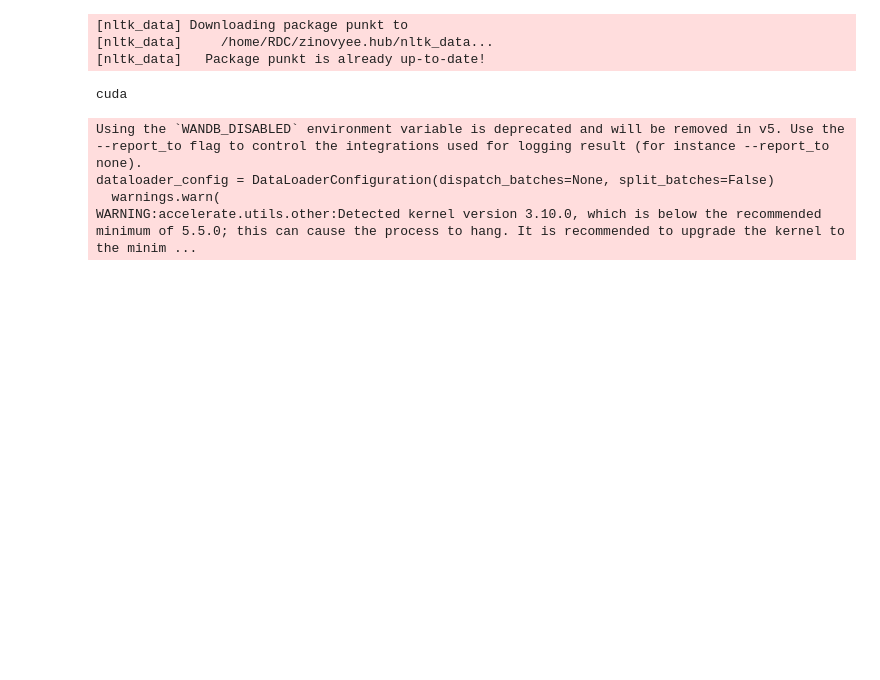
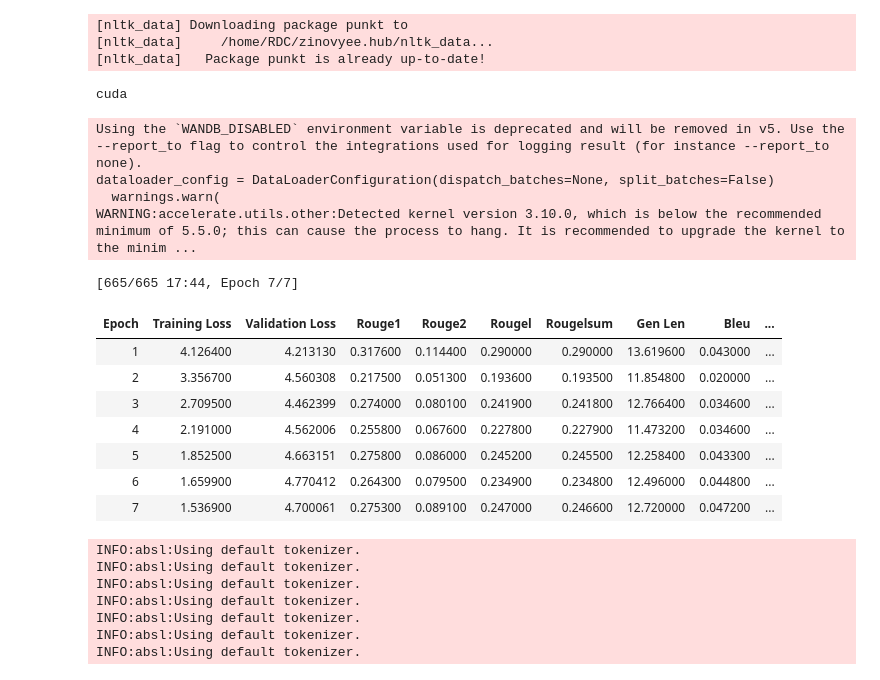
Before and after one commit to lizzzi111/Meta_Learning_Monitoring_Source_Code, a Jupyter notebook: notebooks/conala_nd_run.ipynb, the cells around one changed output. Drawn from its saved outputs; the diff is of its cells as text; code cells hidden in the pictures; blank space fills up the shorter version.

```diff
--- a/notebooks/conala_nd_run.ipynb
+++ b/notebooks/conala_nd_run.ipynb
@@ -169,11 +169,11 @@ compute_metrics = compute_metric_with_params(tokenizer)
 # %% [output]
 cuda
 # %%
-TRAIN_ARGS["SEQ_TRAINER_ARGS"]["output_dir"] = 'reports/nd_infer/results'
-TRAIN_ARGS["SEQ_TRAINER_ARGS"]["logging_dir"] = 'reports/nd_infer/logs'
+TRAIN_ARGS["SEQ_TRAINER_ARGS"]["output_dir"] = f'reports/{COLUMN_BATCH}/nd_infer/results'
+TRAIN_ARGS["SEQ_TRAINER_ARGS"]["logging_dir"] = f'reports/{COLUMN_BATCH}/nd_infer/logs'
 
-if not os.path.exists(TRAIN_ARGS["SEQ_TRAINER_ARGS"]["logging_dir"]):
-    os.mkdir(TRAIN_ARGS["SEQ_TRAINER_ARGS"]["logging_dir"])
+if not os.path.exists(f'reports/{COLUMN_BATCH}'):
+    os.mkdir(f'reports/{COLUMN_BATCH}')
 
 training_args = Seq2SeqTrainingArguments(
         **TRAIN_ARGS["SEQ_TRAINER_ARGS"],
@@ -199,8 +199,25 @@ MODEL_PATH = "reports/nd_infer/saved_model"
 if not os.path.exists(MODEL_PATH):
     os.mkdir(MODEL_PATH)
 # %%
-#trainer.train()
-#trainer.save_model(MODEL_PATH)
+trainer.train()
+trainer.save_model(MODEL_PATH)
+# %% [output]
+[665/665 17:44, Epoch 7/7]
+| Epoch | Training Loss | Validation Loss | Rouge1 | Rouge2 | Rougel | Rougelsum | Gen Len | Bleu | ... |
+| 1 | 4.126400 | 4.213130 | 0.317600 | 0.114400 | 0.290000 | 0.290000 | 13.619600 | 0.043000 | ... |
+| 2 | 3.356700 | 4.560308 | 0.217500 | 0.051300 | 0.193600 | 0.193500 | 11.854800 | 0.020000 | ... |
+| 3 | 2.709500 | 4.462399 | 0.274000 | 0.080100 | 0.241900 | 0.241800 | 12.766400 | 0.034600 | ... |
+| 4 | 2.191000 | 4.562006 | 0.255800 | 0.067600 | 0.227800 | 0.227900 | 11.473200 | 0.034600 | ... |
+| 5 | 1.852500 | 4.663151 | 0.275800 | 0.086000 | 0.245200 | 0.245500 | 12.258400 | 0.043300 | ... |
+| 6 | 1.659900 | 4.770412 | 0.264300 | 0.079500 | 0.234900 | 0.234800 | 12.496000 | 0.044800 | ... |
+| 7 | 1.536900 | 4.700061 | 0.275300 | 0.089100 | 0.247000 | 0.246600 | 12.720000 | 0.047200 | ... |
+INFO:absl:Using default tokenizer.
+INFO:absl:Using default tokenizer.
+INFO:absl:Using default tokenizer.
+INFO:absl:Using default tokenizer.
+INFO:absl:Using default tokenizer.
+INFO:absl:Using default tokenizer.
+INFO:absl:Using default tokenizer.
 # %%
 def generate_summary(test_samples, model, tokenizer, encoder_max_length, decoder_max_length):
 
```
Also changed, not shown: parts of 8 cells of this notebook.
